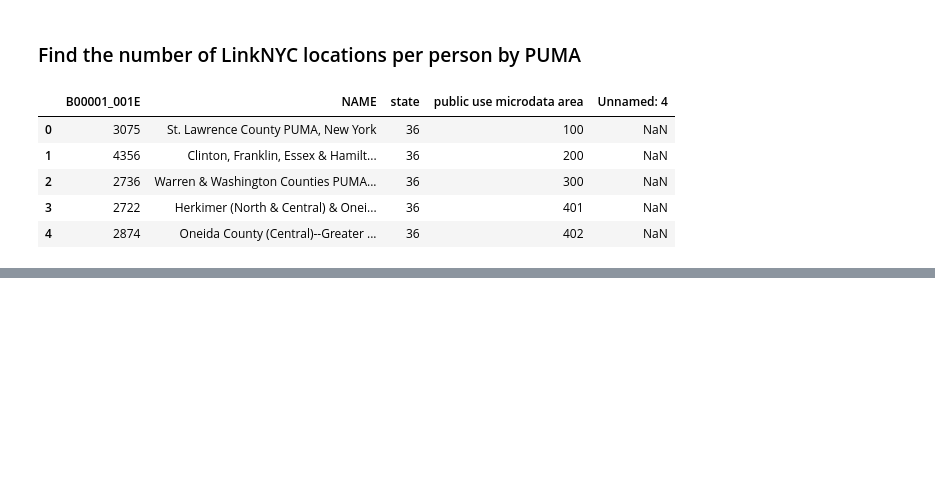
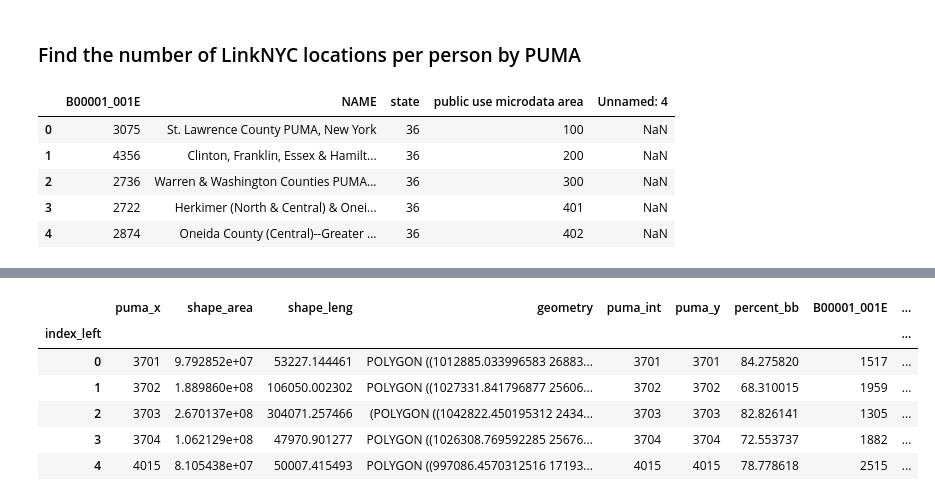
Before and after one commit to haomingsama/PUI2018_aaw329, a Jupyter notebook: HW7_aaw329/HW7_1_aaw329.ipynb, the cells around one changed output, grey strips where cells are left out. Saved outputs shown, nothing was run; the diff lists cells and outputs as text; code cells hidden in the pictures; blank space fills up the shorter version.

```diff
--- a/HW7_aaw329/HW7_1_aaw329.ipynb
+++ b/HW7_aaw329/HW7_1_aaw329.ipynb
@@ -302,7 +302,12 @@ puma_pop.head()
 | 2 | 2736 | Warren & Washington Counties PUMA... | 36 | 300 | NaN |
 | 3 | 2722 | Herkimer (North & Central) & Onei... | 36 | 401 | NaN |
 | 4 | 2874 | Oneida County (Central)--Greater ... | 36 | 402 | NaN |
+# %%
+# Drop unused columns
+puma_pop.drop(puma_pop.columns.difference(["B00001_001E","public use microdata area"]), 1, inplace=True)
 # %%
 # Convert to 2263 projection
 gdf["geometry"] = gdf["geometry"].to_crs({'init': 'epsg:2263'})
 linknyc["geometry"] = linknyc["geometry"].to_crs({'init': 'epsg:2263'})
+# %%
+gdf = gdf.merge(puma_pop, left_on="puma_y", right_on="public use microdata area")
@@ -308,0 +356,10 @@ linknyc["geometry"] = linknyc["geometry"].to_crs({'init': 'epsg:2263'})
+# %%
+gdf.head()
+# %% [output]
+|  | puma_x | shape_area | shape_leng | geometry | puma_int | puma_y | percent_bb | B00001_001E | ... |
+| index_left |  |  |  |  |  |  |  |  | ... |
+| 0 | 3701 | 9.792852e+07 | 53227.144461 | POLYGON ((1012885.033996583 26883... | 3701 | 3701 | 84.275820 | 1517 | ... |
+| 1 | 3702 | 1.889860e+08 | 106050.002302 | POLYGON ((1027331.841796877 25606... | 3702 | 3702 | 68.310015 | 1959 | ... |
+| 2 | 3703 | 2.670137e+08 | 304071.257466 | (POLYGON ((1042822.450195312 2434... | 3703 | 3703 | 82.826141 | 1305 | ... |
+| 3 | 3704 | 1.062129e+08 | 47970.901277 | POLYGON ((1026308.769592285 25676... | 3704 | 3704 | 72.553737 | 1882 | ... |
+| 4 | 4015 | 8.105438e+07 | 50007.415493 | POLYGON ((997086.4570312516 17193... | 4015 | 4015 | 78.778618 | 2515 | ... |
```
Also changed, not shown: parts of 11 cells of this notebook.
